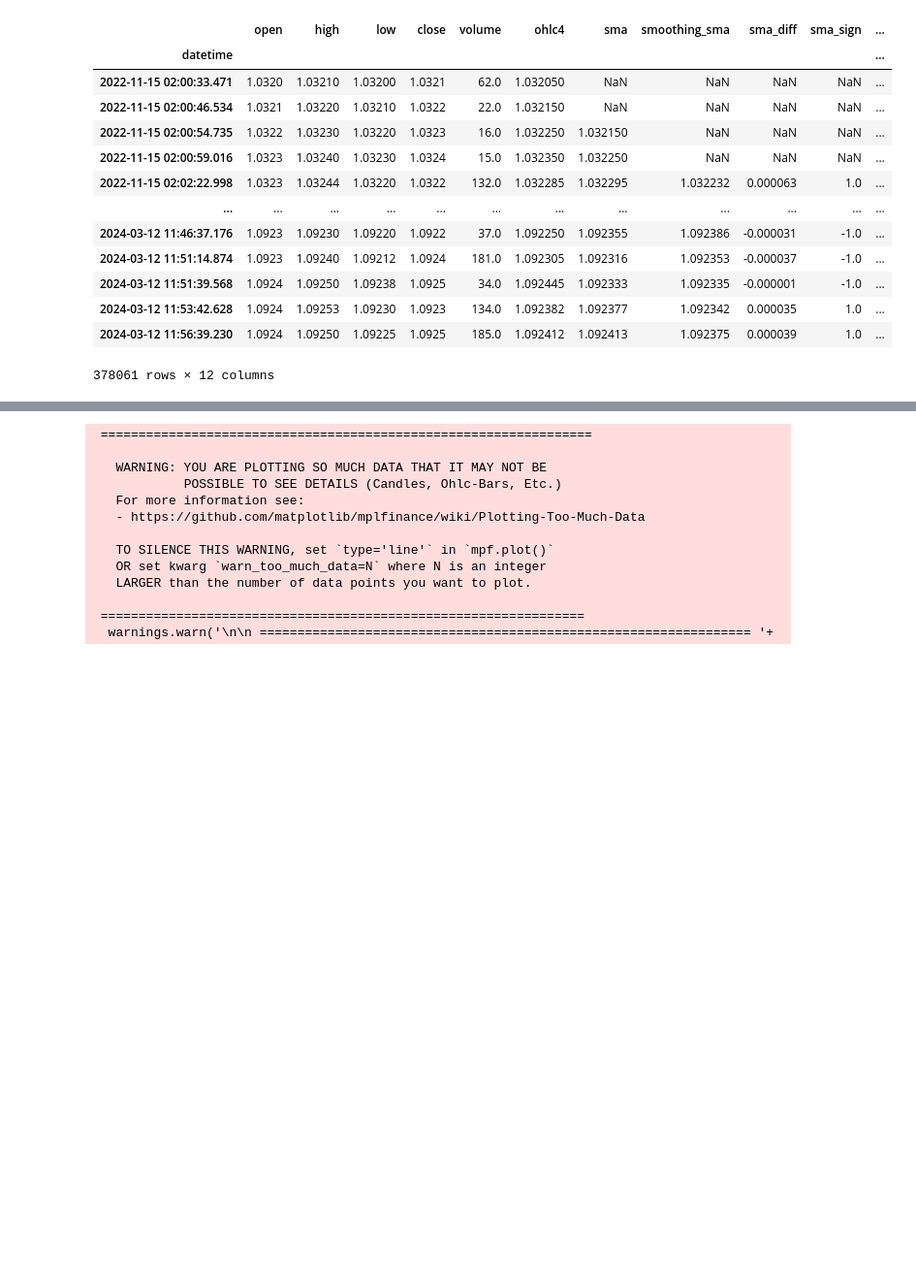
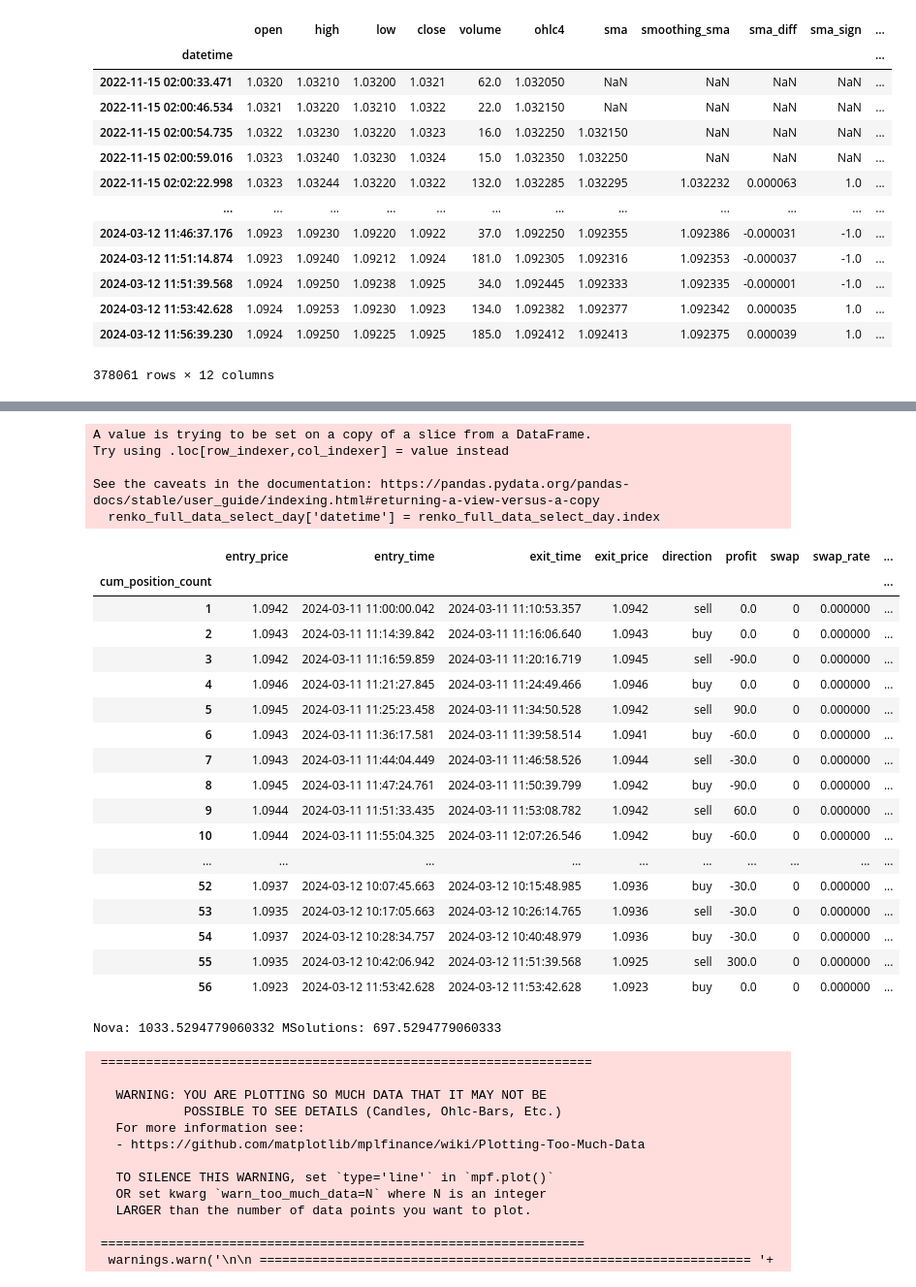
Before and after one commit to lilfetz22/Trading, a Jupyter notebook: double3_sma_nb.ipynb, the cells around one changed output, grey strips where cells are left out. Shown at 97% size. Cells and saved outputs as stored; diff of their text form; code cells hidden in the pictures; blank space fills up the shorter version.

```diff
--- a/double3_sma_nb.ipynb
+++ b/double3_sma_nb.ipynb
@@ -304,0 +296,3 @@ renko_full_data_7_8
+# %%
+fx.cum_count(renko_full_data_select_day)
+fx.add_tp_sl(renko_full_data_select_day, take_profit_size, stop_loss)
@@ -305,3 +331,62 @@ renko_full_data_7_8
+# %%
+profit_df_select_day = pd.DataFrame() #columns=['cum_position_count', 'direction', 'entry_price', 'exit_price', 'first_TP_hit', 'profit']
+# calculate the profit for each position by first grouping by each position and finding the entry price
+profit_df_select_day['entry_price'] = renko_full_data_select_day.groupby('cum_position_count')['close'].first()
+# separate out the datetime column
+renko_full_data_select_day['datetime'] = renko_full_data_select_day.index
+profit_df_select_day['entry_time'] = renko_full_data_select_day.groupby('cum_position_count')['datetime'].first()
+profit_df_select_day['exit_time'] = renko_full_data_select_day.groupby('cum_position_count')['datetime'].last()
+# # determine the exit price
+profit_df_select_day['exit_price'] = renko_full_data_select_day.groupby('cum_position_count')['close'].last()
+
+# # what was the direction, buy or short?
+profit_df_select_day['direction'] = renko_full_data_select_day.groupby('cum_position_count')['sma_signal'].first()
+# what was the brick color when the position was entered?
+# profit_df_select_day['brick_color'] = renko_full_data_select_day.groupby('cum_position_count')['brick_color'].first()
+# profit_df_select_day['direction'] = profit_df_select_day['direction'].str.split('+').str[1]
+
+# what if I didn't take the first TP?
+profit_df_select_day['profit'] = np.where((profit_df_select_day['direction'].str.strip() == 'buy'),
+                                            (profit_df_select_day['exit_price'] - profit_df_select_day['entry_price'])*per_lot*(lot_size),
+                                            np.where((profit_df_select_day['direction'].str.strip() == 'sell'),
+                                                    (profit_df_select_day['entry_price'] - profit_df_select_day['exit_price'])*per_lot*(lot_size), np.nan))
+profit_df_select_day = fx.add_swap_rates(profit_df_select_day, base_currency_rate, quote_currency_rate, lots=lot_size)
+profit_df_select_day['nova_profit'] = profit_df_select_day['profit'] + nova_commission + profit_df_select_day['swap_rate']
+profit_df_select_day['msolutions_profit'] = profit_df_select_day['profit'] + msolutions_commission + profit_df_select_day['swap_rate']
+# %% [output]
+A value is trying to be set on a copy of a slice from a DataFrame.
+Try using .loc[row_indexer,col_indexer] = value instead
+
+See the caveats in the documentation: https://pandas.pydata.org/pandas-docs/stable/user_guide/indexing.html#returning-a-view-versus-a-copy
+  renko_full_data_select_day['datetime'] = renko_full_data_select_day.index
+# %%
+profit_df_select_day
+# %% [output]
+|  | entry_price | entry_time | exit_time | exit_price | direction | profit | swap | swap_rate | ... |
+| cum_position_count |  |  |  |  |  |  |  |  | ... |
+| 1 | 1.0942 | 2024-03-11 11:00:00.042 | 2024-03-11 11:10:53.357 | 1.0942 | sell | 0.0 | 0 | 0.000000 | ... |
+| 2 | 1.0943 | 2024-03-11 11:14:39.842 | 2024-03-11 11:16:06.640 | 1.0943 | buy | 0.0 | 0 | 0.000000 | ... |
+| 3 | 1.0942 | 2024-03-11 11:16:59.859 | 2024-03-11 11:20:16.719 | 1.0945 | sell | -90.0 | 0 | 0.000000 | ... |
+| 4 | 1.0946 | 2024-03-11 11:21:27.845 | 2024-03-11 11:24:49.466 | 1.0946 | buy | 0.0 | 0 | 0.000000 | ... |
+| 5 | 1.0945 | 2024-03-11 11:25:23.458 | 2024-03-11 11:34:50.528 | 1.0942 | sell | 90.0 | 0 | 0.000000 | ... |
+| 6 | 1.0943 | 2024-03-11 11:36:17.581 | 2024-03-11 11:39:58.514 | 1.0941 | buy | -60.0 | 0 | 0.000000 | ... |
+| 7 | 1.0943 | 2024-03-11 11:44:04.449 | 2024-03-11 11:46:58.526 | 1.0944 | sell | -30.0 | 0 | 0.000000 | ... |
+| 8 | 1.0945 | 2024-03-11 11:47:24.761 | 2024-03-11 11:50:39.799 | 1.0942 | buy | -90.0 | 0 | 0.000000 | ... |
+| 9 | 1.0944 | 2024-03-11 11:51:33.435 | 2024-03-11 11:53:08.782 | 1.0942 | sell | 60.0 | 0 | 0.000000 | ... |
+| 10 | 1.0944 | 2024-03-11 11:55:04.325 | 2024-03-11 12:07:26.546 | 1.0942 | buy | -60.0 | 0 | 0.000000 | ... |
+| ... | ... | ... | ... | ... | ... | ... | ... | ... | ... |
+| 52 | 1.0937 | 2024-03-12 10:07:45.663 | 2024-03-12 10:15:48.985 | 1.0936 | buy | -30.0 | 0 | 0.000000 | ... |
+| 53 | 1.0935 | 2024-03-12 10:17:05.663 | 2024-03-12 10:26:14.765 | 1.0936 | sell | -30.0 | 0 | 0.000000 | ... |
+| 54 | 1.0937 | 2024-03-12 10:28:34.757 | 2024-03-12 10:40:48.979 | 1.0936 | buy | -30.0 | 0 | 0.000000 | ... |
+| 55 | 1.0935 | 2024-03-12 10:42:06.942 | 2024-03-12 11:51:39.568 | 1.0925 | sell | 300.0 | 0 | 0.000000 | ... |
+| 56 | 1.0923 | 2024-03-12 11:53:42.628 | 2024-03-12 11:53:42.628 | 1.0923 | buy | 0.0 | 0 | 0.000000 | ... |
+# %%
+# find the sum of nova_profit and msolutions_profit
+nova_sum = profit_df_select_day['nova_profit'].sum()
+msolutions_sum = profit_df_select_day['msolutions_profit'].sum()
+print(f'Nova: {nova_sum}', f'MSolutions: {msolutions_sum}')
+# %% [output]
+Nova: 1033.5294779060332 MSolutions: 697.5294779060333
 # %%
 # find the max of renko_full_data.index
 max_index = renko_full_data.index.max() - pd.Timedelta(days=1)
```
Also changed, not shown: parts of 12 cells of this notebook.
